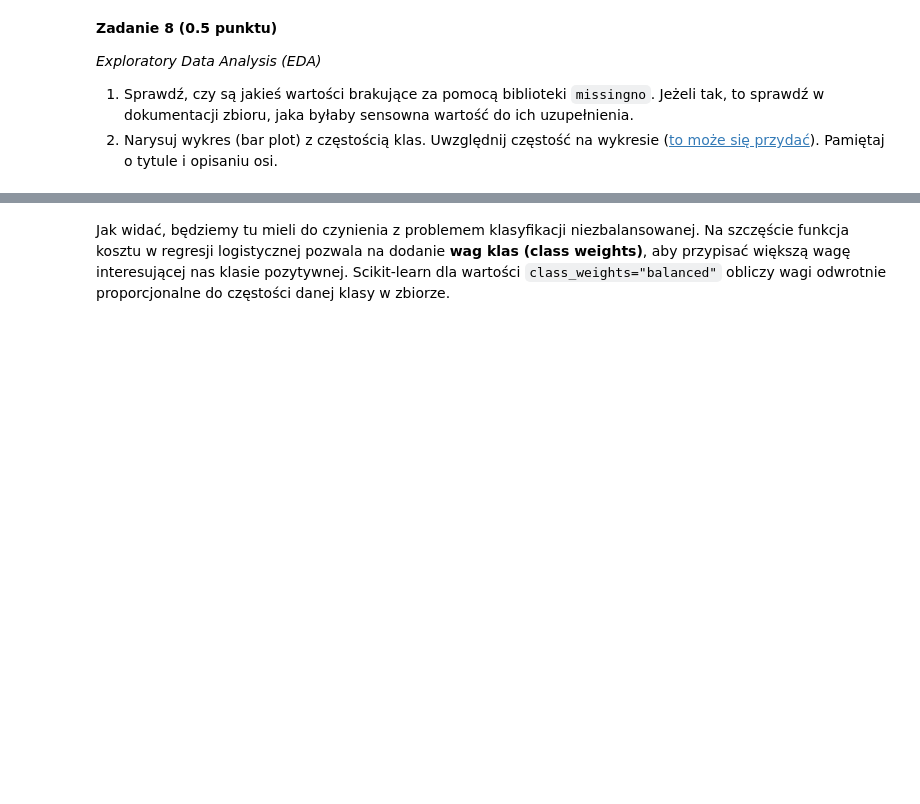
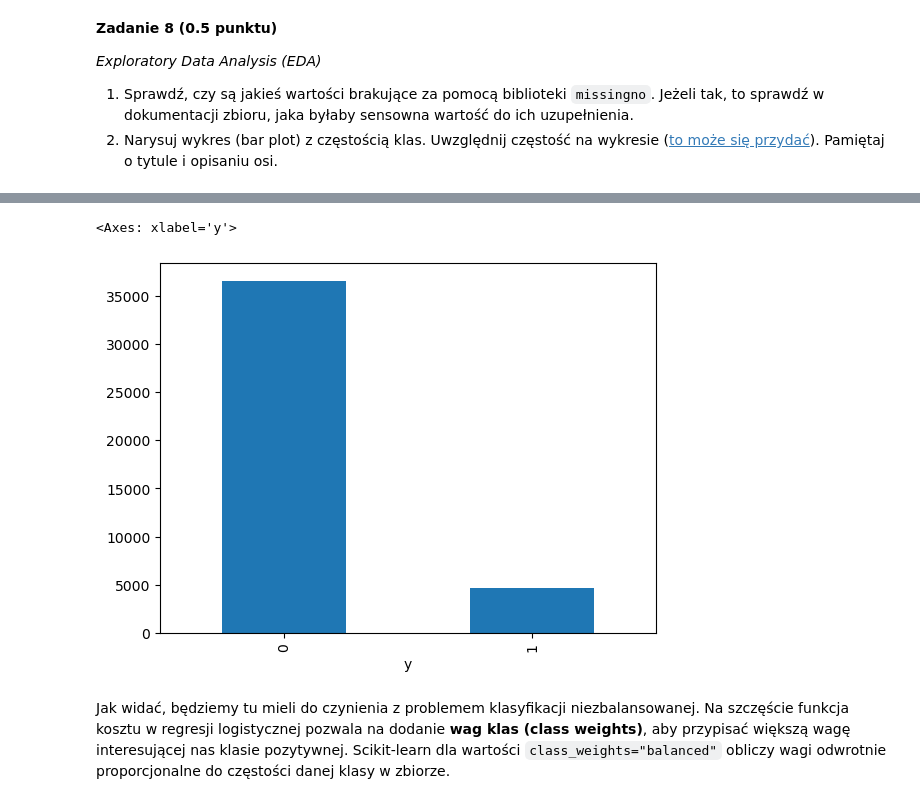
Before and after one commit to Noarkhh/IntroToAI, a Jupyter notebook: lab1/lab_1.ipynb, the cells around one changed output, grey strips where cells are left out. Drawn from its saved outputs; the diff is of its cells as text; code cells hidden in the pictures; blank space fills up the shorter version.

```diff
--- a/lab1/lab_1.ipynb
+++ b/lab1/lab_1.ipynb
@@ -1015,6 +1216,10 @@ y_mapping = {
 # %%
 # plot class frequencies
 # your_code
+df1["y"].value_counts().plot.bar()
+# %% [output]
+<Axes: xlabel='y'>
+[figure, added]
 # %% [markdown]
 Jak widać, będziemy tu mieli do czynienia z problemem klasyfikacji niezbalansowanej. Na szczęście funkcja kosztu w regresji logistycznej pozwala na dodanie **wag klas (class weights)**, aby przypisać większą wagę interesującej nas klasie pozytywnej. Scikit-learn dla wartości `class_weights="balanced"` obliczy wagi odwrotnie proporcjonalne do częstości danej klasy w zbiorze.
 # %% [markdown]
```
Also changed, not shown: parts of 39 cells of this notebook.
